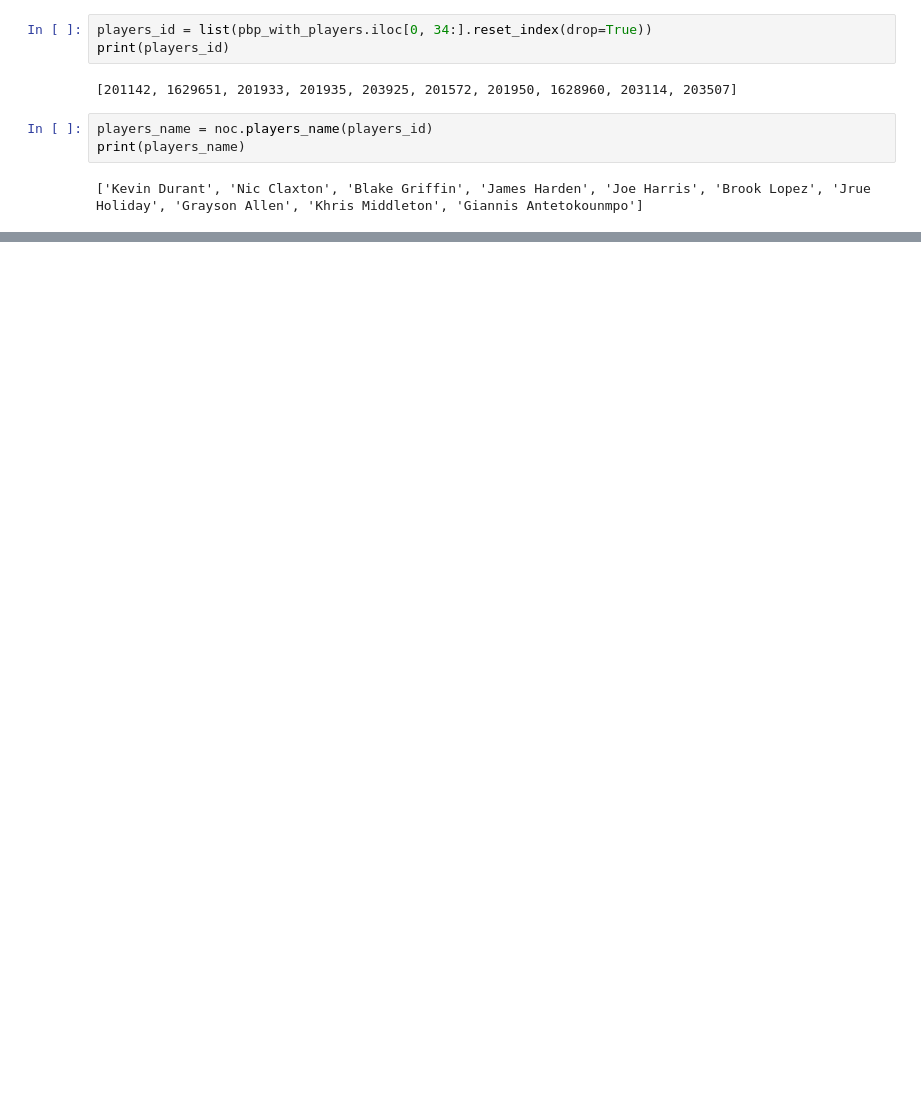
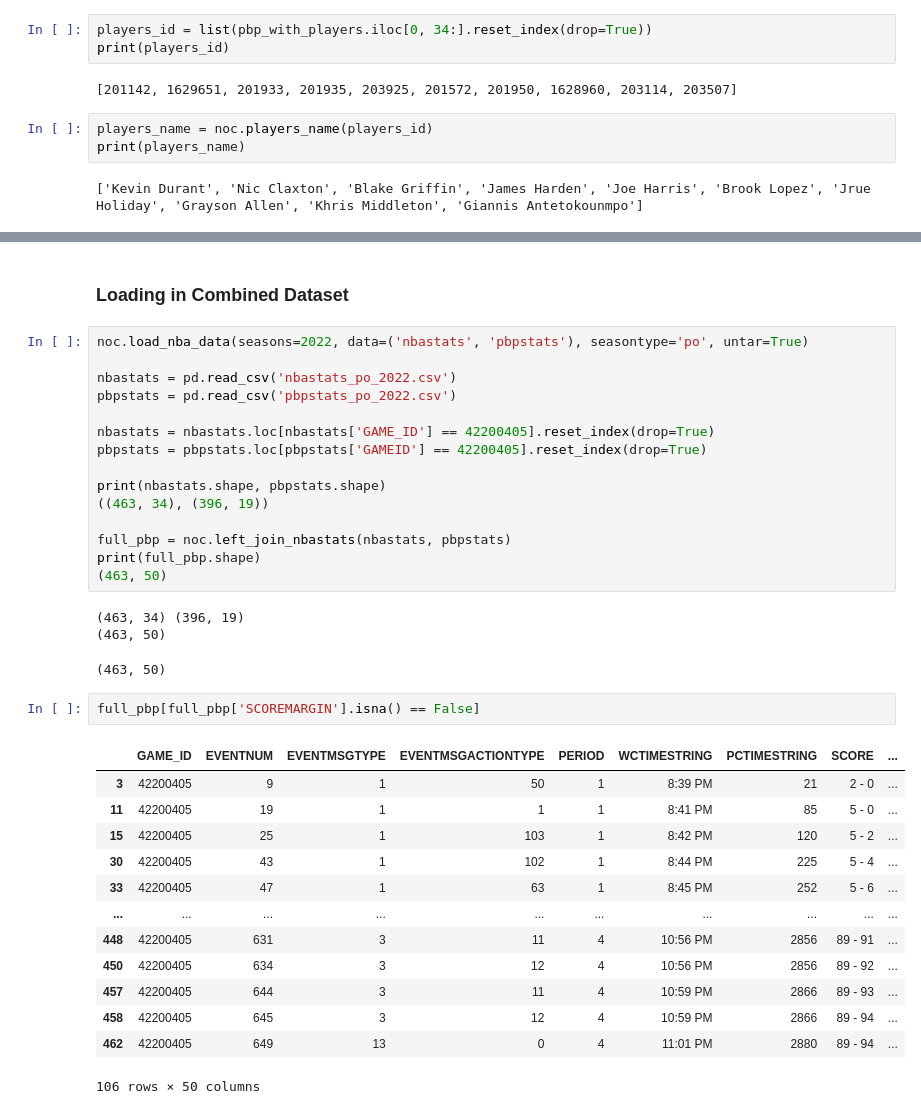
Before and after one commit to DanLeEpicMan/RAPM, a Jupyter notebook: data_pull.ipynb, the cells around one changed output, grey strips where cells are left out. Drawn from its saved outputs; the diff is of its cells as text; blank space fills up the shorter version.

Commit message:
Added full dataset

```diff
--- a/data_pull.ipynb
+++ b/data_pull.ipynb
@@ -69,0 +71,37 @@ OSError: [Errno 30] Read-only file system: '/nbastats_2022.tar.xz'
+# %% [markdown]
+### Loading in Combined Dataset
+# %%
+noc.load_nba_data(seasons=2022, data=('nbastats', 'pbpstats'), seasontype='po', untar=True)
+
+nbastats = pd.read_csv('nbastats_po_2022.csv')
+pbpstats = pd.read_csv('pbpstats_po_2022.csv')
+
+nbastats = nbastats.loc[nbastats['GAME_ID'] == 42200405].reset_index(drop=True)
+pbpstats = pbpstats.loc[pbpstats['GAMEID'] == 42200405].reset_index(drop=True)
+
+print(nbastats.shape, pbpstats.shape)
+((463, 34), (396, 19))
+
+full_pbp = noc.left_join_nbastats(nbastats, pbpstats)
+print(full_pbp.shape)
+(463, 50)
+# %% [output]
+(463, 34) (396, 19)
+(463, 50)
+(463, 50)
+# %%
+full_pbp[full_pbp['SCOREMARGIN'].isna() == False]
+# %% [output]
+|  | GAME_ID | EVENTNUM | EVENTMSGTYPE | EVENTMSGACTIONTYPE | PERIOD | WCTIMESTRING | PCTIMESTRING | SCORE | ... |
+| 3 | 42200405 | 9 | 1 | 50 | 1 | 8:39 PM | 21 | 2 - 0 | ... |
+| 11 | 42200405 | 19 | 1 | 1 | 1 | 8:41 PM | 85 | 5 - 0 | ... |
+| 15 | 42200405 | 25 | 1 | 103 | 1 | 8:42 PM | 120 | 5 - 2 | ... |
+| 30 | 42200405 | 43 | 1 | 102 | 1 | 8:44 PM | 225 | 5 - 4 | ... |
+| 33 | 42200405 | 47 | 1 | 63 | 1 | 8:45 PM | 252 | 5 - 6 | ... |
+| ... | ... | ... | ... | ... | ... | ... | ... | ... | ... |
+| 448 | 42200405 | 631 | 3 | 11 | 4 | 10:56 PM | 2856 | 89 - 91 | ... |
+| 450 | 42200405 | 634 | 3 | 12 | 4 | 10:56 PM | 2856 | 89 - 92 | ... |
+| 457 | 42200405 | 644 | 3 | 11 | 4 | 10:59 PM | 2866 | 89 - 93 | ... |
+| 458 | 42200405 | 645 | 3 | 12 | 4 | 10:59 PM | 2866 | 89 - 94 | ... |
+| 462 | 42200405 | 649 | 13 | 0 | 4 | 11:01 PM | 2880 | 89 - 94 | ... |
+106 rows × 50 columns
```
Also changed, not shown: parts of 5 cells of this notebook, 2 other files.
